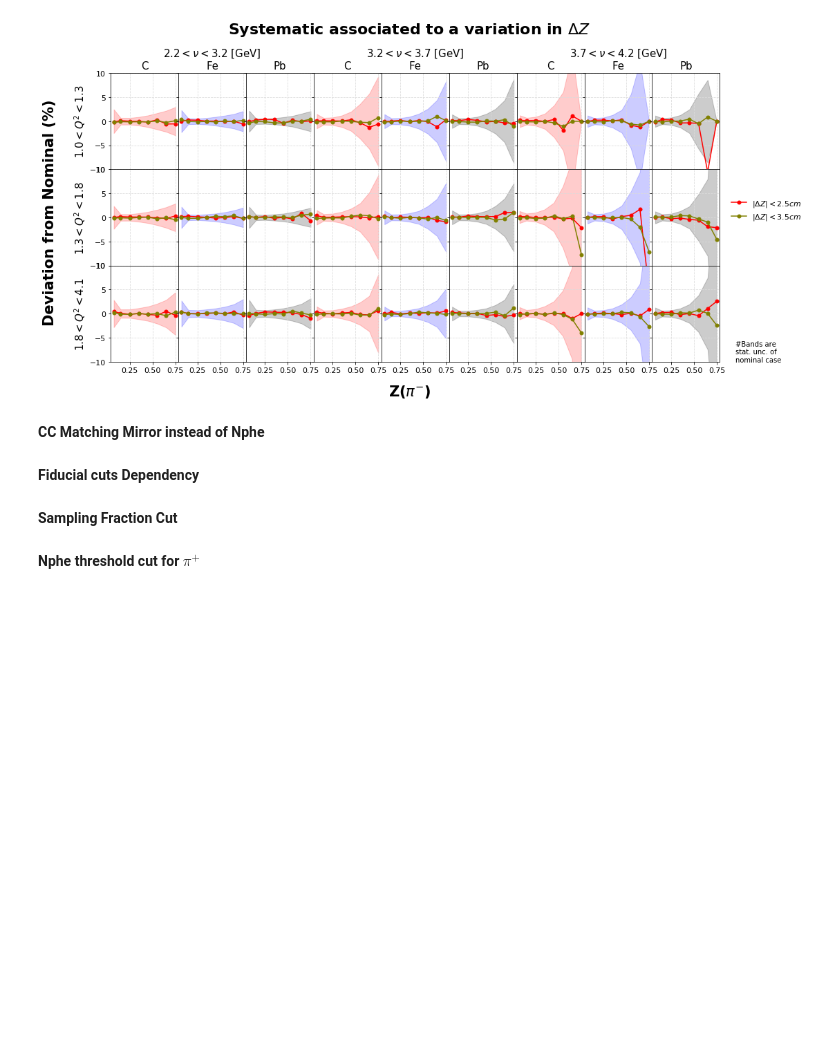
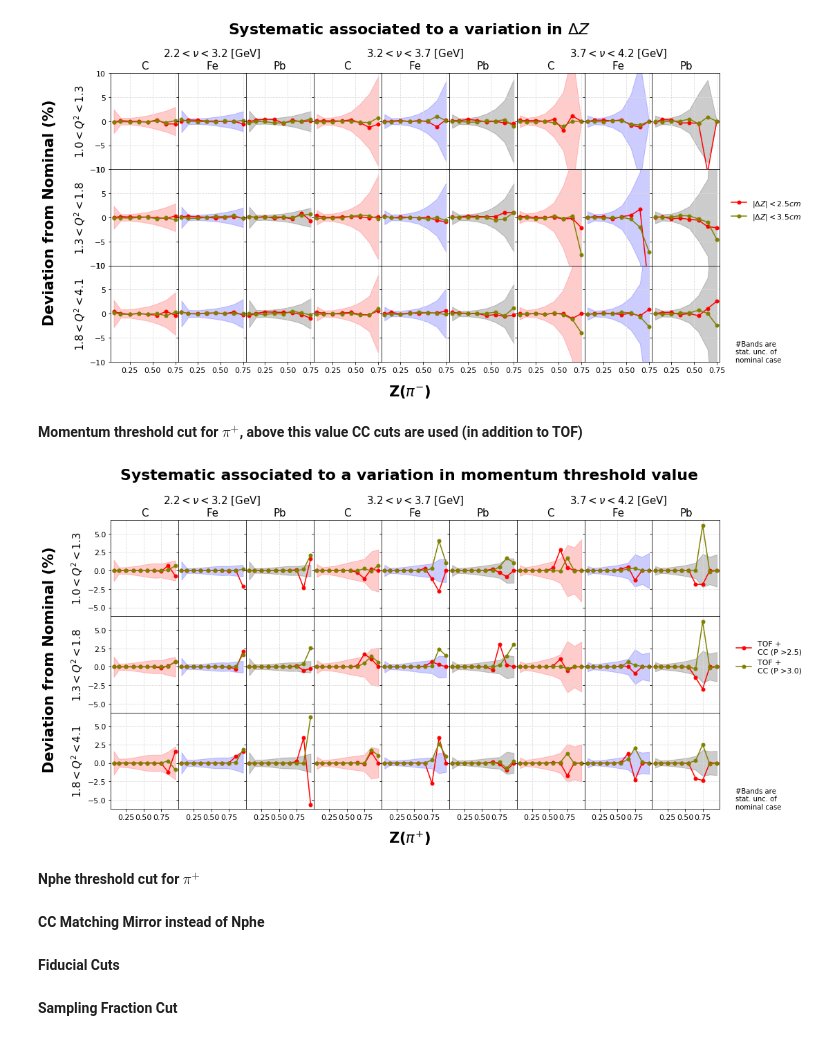
Before and after one commit to smoranvas/singlePionSystStudies, a Jupyter notebook: 3d_Rh_Sys_AnaNote.ipynb, the cells around one changed output. Saved outputs shown, nothing was run; the diff lists cells and outputs as text; code cells hidden in the pictures; blank space fills up the shorter version.

Commit message:
P threshold var for piPlus added

```diff
--- a/3d_Rh_Sys_AnaNote.ipynb
+++ b/3d_Rh_Sys_AnaNote.ipynb
@@ -446,11 +450,79 @@ plt.savefig('Multidifferential_deltaZ_piMinus.png', bbox_inches='tight')
 plt.show()
 # %% [output]
 [figure]
+# %% [markdown]
+**Momentum threshold cut for $\pi^{+}$, above this value CC cuts are used (in addition to TOF)**
+# %%
+file_pip = TFile.Open('piplus_3d_P_threshold.root')
+# %%
+y = {}
+erry={}
+x = np.array([0.075,0.15,0.25,0.35,0.45,0.55,0.65,0.75,0.85,0.95])
+for i in ['25','30']:
+    for nubin in range(1,4):
+        for q2bin in range (1,4):
+            for tar in  ['C','Fe','Pb']:
+                data = file_pip.Get('g_q2_%i_nu_%i_%s_P%s'%(q2bin,nubin,tar,i))
+                y['%s_Q2_%ibin_nu_%ibin_P%s'%(tar,q2bin,nubin,i)] =  np.array(data.GetY(),copy=True)
+                data = file_pip.Get('err_nom_q2_%i_nu_%i_%s_P%s'%(q2bin,nubin,tar,i))
+                erry['%s_Q2_%ibin_nu_%ibin_P%s'%(tar,q2bin,nubin,i)] =  np.array(data.GetY(),copy=True)
+# %%
+colors=['red','olive','indigo','forestgreen' ,'magenta' , 'orange'  ]
+colorBands=['red','blue','black']
+fig, axs = plt.subplots(3, 9,sharex=True, sharey=True,figsize=(16,8),gridspec_kw={'hspace': 0., 'wspace':0.})
+color_list = plt.cm.tab20c(np.linspace(0, 1, 5))
+tmp_label=['2.5','3.0']
+aux=0 ## variable defined just to have a proper legend
+for q2_bin in range(1,4):
+    for nu_bin in range(1,4):
+        for i,tar in enumerate(['C','Fe','Pb']):
+            tmp='%s_Q2_%ibin_nu_%ibin'%(tar,q2_bin,nu_bin)
+            axs[q2_bin-1,i+3*(nu_bin-1)].fill_between(x, erry[tmp+'_P25']*100,-erry[tmp+'_P25']*100,color=colorBands[i],alpha=0.2)
+            for j,delta in enumerate(['25','30']):
+                name='%s_P%s'%(tmp,delta)
+                if aux<2:
+                    axs[q2_bin-1,i+3*(nu_bin-1)].errorbar(x,y[name],color=colors[j],fmt='-o',ms=5,label='TOF + \nCC (P >%s)'%tmp_label[j])
+                if aux>=2:
+                    axs[q2_bin-1,i+3*(nu_bin-1)].errorbar(x,y[name],color=colors[j],fmt='-o',ms=5)
+                aux=aux+1
+                axs[q2_bin-1,i+3*(nu_bin-1)].grid(axis="x",color='gainsboro', linestyle='dashed')
+                axs[q2_bin-1,i+3*(nu_bin-1)].grid(axis="y",color='gainsboro', linestyle='dashed')
+nulabel = {}
+nulabel['bin_1'] = r'$2.2 < \nu < 3.2$ [GeV]'
+nulabel['bin_2'] = r'$3.2 < \nu < 3.7$ [GeV]'
+nulabel['bin_3'] = r'$3.7 < \nu < 4.2$ [GeV]'
+
+fig.text(0.5, 0.04, 'Z($\pi^{+}$)', ha='center',fontsize=21,fontweight="bold")
+fig.text(0.04, 0.5, 'Deviation from Nominal (%)', va='center', rotation='vertical',fontsize=21,fontweight="bold")
+axs[0,0].set_ylabel('$1.0<Q^{2}<1.3$',fontsize=15)
+axs[1,0].set_ylabel('$1.3<Q^{2}<1.8$',fontsize=15)
+axs[2,0].set_ylabel('$1.8<Q^{2}<4.1$',fontsize=15)
+fig.legend(loc='center right',ncol=1,frameon=False,fontsize=11)#bbox_to_anchor=(1.04,0.5), borderaxespad=1.93)
+axs[0,1].set_title(nulabel['bin_1']+ '\nFe',fontsize=15)
+axs[0,4].set_title(nulabel['bin_2']+ '\nFe',fontsize=15)
+axs[0,7].set_title(nulabel['bin_3']+ '\nFe',fontsize=15)
+fig.text(0.91, 0.15, '#Bands are \nstat. unc. of \nnominal case', fontsize=10, va='center')
+axs[0,0].set_title('C',fontsize=15)
+axs[0,3].set_title('C',fontsize=15)
+axs[0,6].set_title('C',fontsize=15)
+axs[0,2].set_title('Pb',fontsize=15)
+axs[0,5].set_title('Pb',fontsize=15)
+axs[0,8].set_title('Pb',fontsize=15)
+#plt.ylim(-10,10)
+for j in range(0,3):    axs[j,0].tick_params(axis='y', which='major', labelsize=11)
+for j in range(0,9):    axs[2,j].tick_params(axis='both', which='major', labelsize=11)
+#axs[0,0].legend(bbox_to_anchor=(1.05,1))
+plt.subplots_adjust(right=0.89, top=0.85)
+fig.suptitle('Systematic associated to a variation in momentum threshold value', fontsize=22,fontweight="bold")
+plt.savefig('Multidifferential_P_threshold_piPlus.pdf', bbox_inches='tight')
+plt.show()
+# %% [output]
+[figure, added]
+# %% [markdown]
+**Nphe threshold cut for $\pi^{+}$**
 # %% [markdown]
 **CC Matching Mirror instead of Nphe**
 # %% [markdown]
-**Fiducial cuts Dependency**
+**Fiducial Cuts**
 # %% [markdown]
 **Sampling Fraction Cut**
-# %% [markdown]
-**Nphe threshold cut for $\pi^{+}$**
```
Also changed, not shown: parts of 4 cells of this notebook.
